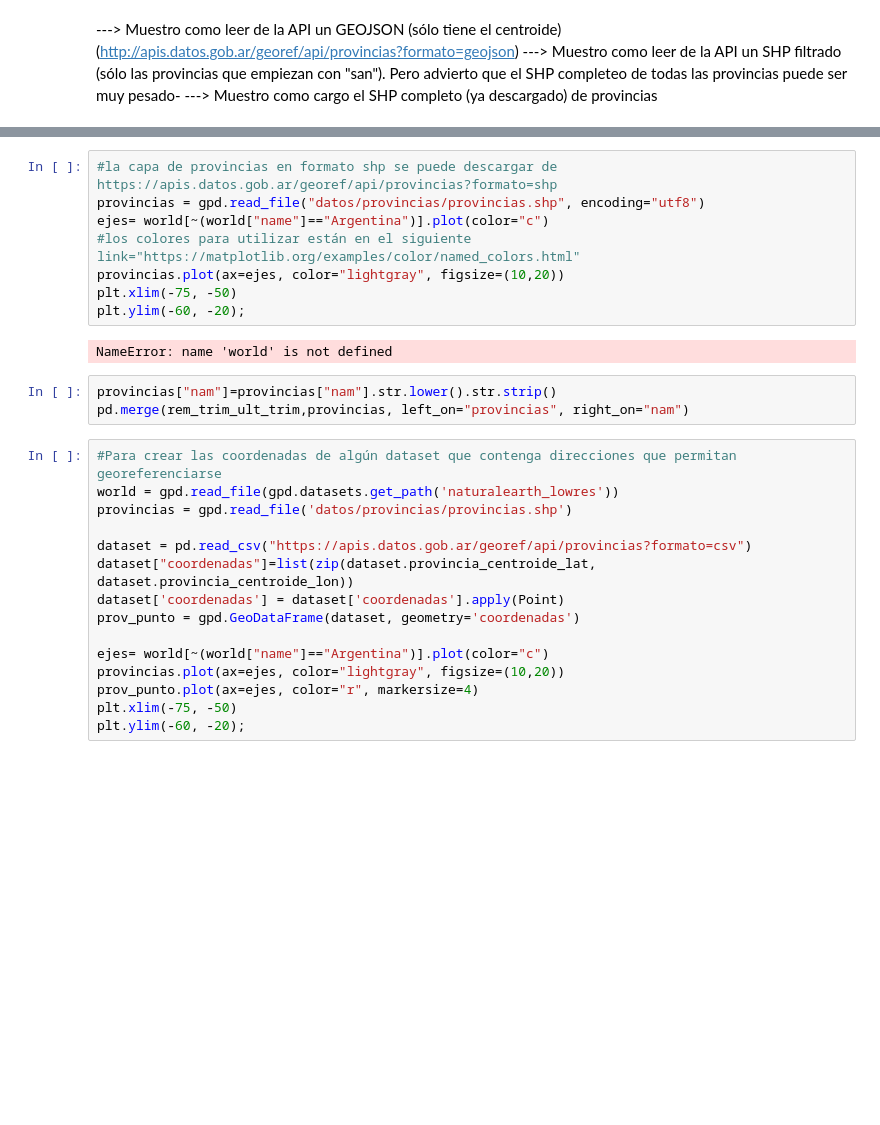
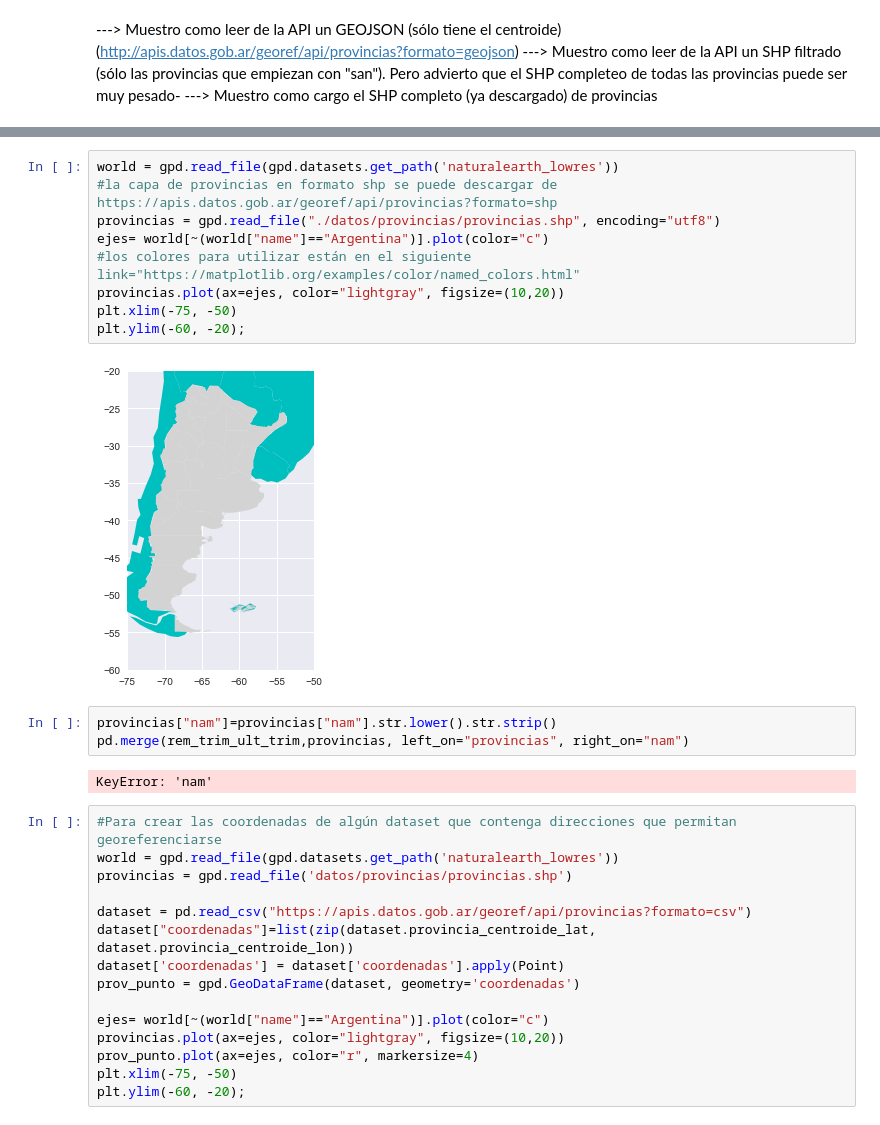
Before and after one commit to datosgobar/analisis-datos-python, a Jupyter notebook: Georeferencia/Georeferenciamiento.ipynb, the cells around one changed output, grey strips where cells are left out. Cells and saved outputs as stored; diff of their text form; blank space fills up the shorter version.

```diff
--- a/Georeferencia/Georeferenciamiento.ipynb
+++ b/Georeferencia/Georeferenciamiento.ipynb
@@ -64,18 +64,21 @@ response.json()
    'nombre_completo': 'Provincia de Tierra del Fuego, Antártida e Islas del Atlántico Sur'}],
  'total': 24}
 # %%
+world = gpd.read_file(gpd.datasets.get_path('naturalearth_lowres'))
 #la capa de provincias en formato shp se puede descargar de https://apis.datos.gob.ar/georef/api/provincias?formato=shp
-provincias = gpd.read_file("datos/provincias/provincias.shp", encoding="utf8")
+provincias = gpd.read_file("./datos/provincias/provincias.shp", encoding="utf8")
 ejes= world[~(world["name"]=="Argentina")].plot(color="c")
 #los colores para utilizar están en el siguiente link="https://matplotlib.org/examples/color/named_colors.html"
 provincias.plot(ax=ejes, color="lightgray", figsize=(10,20))
 plt.xlim(-75, -50)
 plt.ylim(-60, -20);
 # %% [output]
-NameError: name 'world' is not defined
+[figure, added]
 # %%
 provincias["nam"]=provincias["nam"].str.lower().str.strip()
 pd.merge(rem_trim_ult_trim,provincias, left_on="provincias", right_on="nam")
+# %% [output]
+KeyError: 'nam'
 # %%
 #Para crear las coordenadas de algún dataset que contenga direcciones que permitan georeferenciarse
 world = gpd.read_file(gpd.datasets.get_path('naturalearth_lowres'))
```
Also changed, not shown: parts of 1 cell of this notebook.
